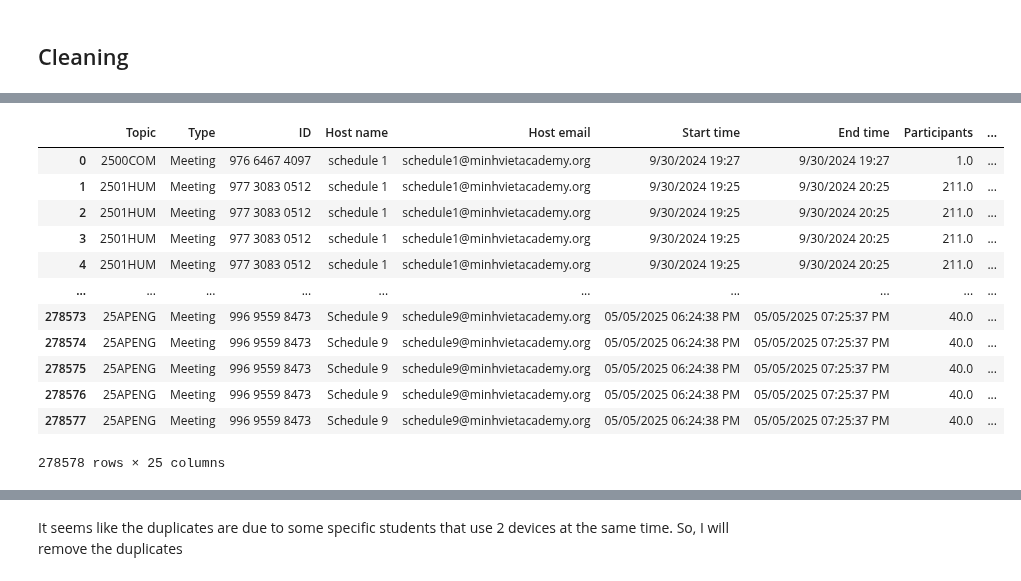
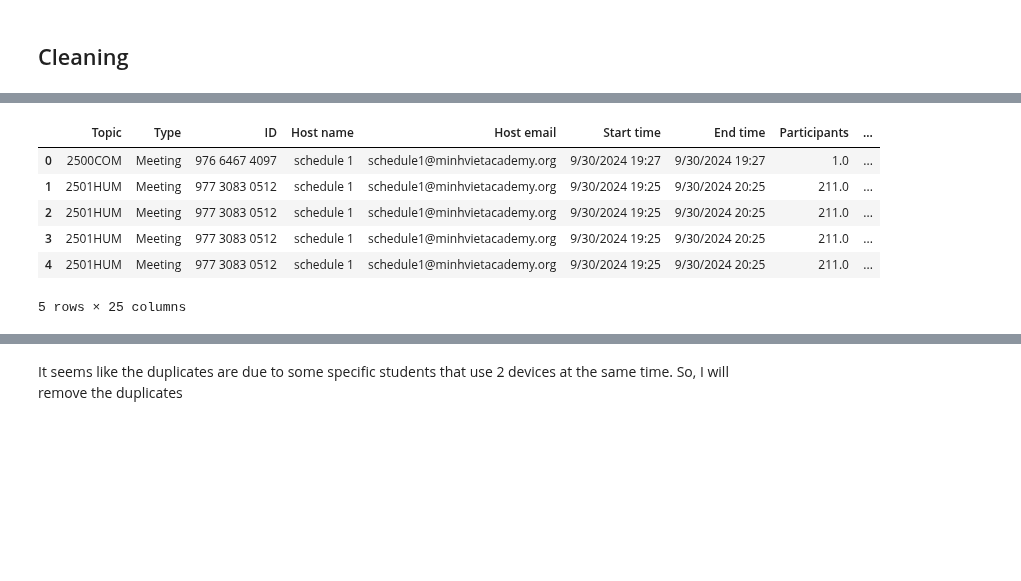
Before and after one commit to tthvan/Customer-Retention-Analysis, a Jupyter notebook: cleanin.ipynb, the cells around one changed output, grey strips where cells are left out. Cells and saved outputs as stored; diff of their text form; code cells hidden in the pictures; blank space fills up the shorter version.

```diff
--- a/cleanin.ipynb
+++ b/cleanin.ipynb
@@ -23,21 +35,15 @@ NameError: name 'pd' is not defined
 # %%
 #Drop rows where it is all NaN
 df = df.dropna(how='all').reset_index(drop=True)
-df
+df.head()
 # %% [output]
 |  | Topic | Type | ID | Host name | Host email | Start time | End time | Participants | ... |
 | 0 | 2500COM | Meeting | 976 6467 4097 | schedule 1 | schedule1@minhvietacademy.org | 9/30/2024 19:27 | 9/30/2024 19:27 | 1.0 | ... |
 | 1 | 2501HUM | Meeting | 977 3083 0512 | schedule 1 | schedule1@minhvietacademy.org | 9/30/2024 19:25 | 9/30/2024 20:25 | 211.0 | ... |
 | 2 | 2501HUM | Meeting | 977 3083 0512 | schedule 1 | schedule1@minhvietacademy.org | 9/30/2024 19:25 | 9/30/2024 20:25 | 211.0 | ... |
 | 3 | 2501HUM | Meeting | 977 3083 0512 | schedule 1 | schedule1@minhvietacademy.org | 9/30/2024 19:25 | 9/30/2024 20:25 | 211.0 | ... |
 | 4 | 2501HUM | Meeting | 977 3083 0512 | schedule 1 | schedule1@minhvietacademy.org | 9/30/2024 19:25 | 9/30/2024 20:25 | 211.0 | ... |
-| ... | ... | ... | ... | ... | ... | ... | ... | ... | ... |
-| 278573 | 25APENG | Meeting | 996 9559 8473 | Schedule 9 | schedule9@minhvietacademy.org | 05/05/2025 06:24:38 PM | 05/05/2025 07:25:37 PM | 40.0 | ... |
-| 278574 | 25APENG | Meeting | 996 9559 8473 | Schedule 9 | schedule9@minhvietacademy.org | 05/05/2025 06:24:38 PM | 05/05/2025 07:25:37 PM | 40.0 | ... |
-| 278575 | 25APENG | Meeting | 996 9559 8473 | Schedule 9 | schedule9@minhvietacademy.org | 05/05/2025 06:24:38 PM | 05/05/2025 07:25:37 PM | 40.0 | ... |
-| 278576 | 25APENG | Meeting | 996 9559 8473 | Schedule 9 | schedule9@minhvietacademy.org | 05/05/2025 06:24:38 PM | 05/05/2025 07:25:37 PM | 40.0 | ... |
-| 278577 | 25APENG | Meeting | 996 9559 8473 | Schedule 9 | schedule9@minhvietacademy.org | 05/05/2025 06:24:38 PM | 05/05/2025 07:25:37 PM | 40.0 | ... |
-278578 rows × 25 columns
+5 rows × 25 columns
 # %%
 #drop the rows that have participants < 5: These are the classes that were opened by mistake
 df = df[df['Participants']>=5].reset_index(drop=True)
```
Also changed, not shown: parts of 7 cells of this notebook.
